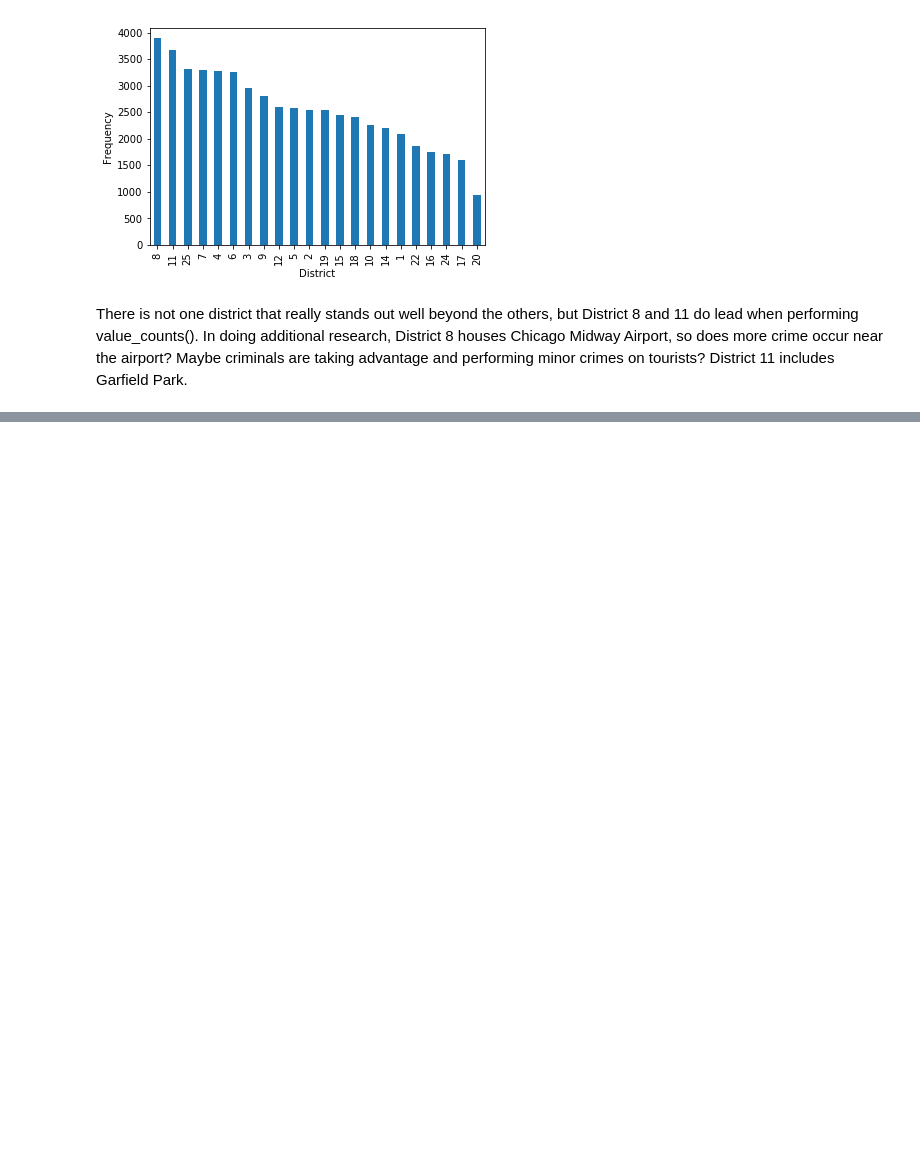
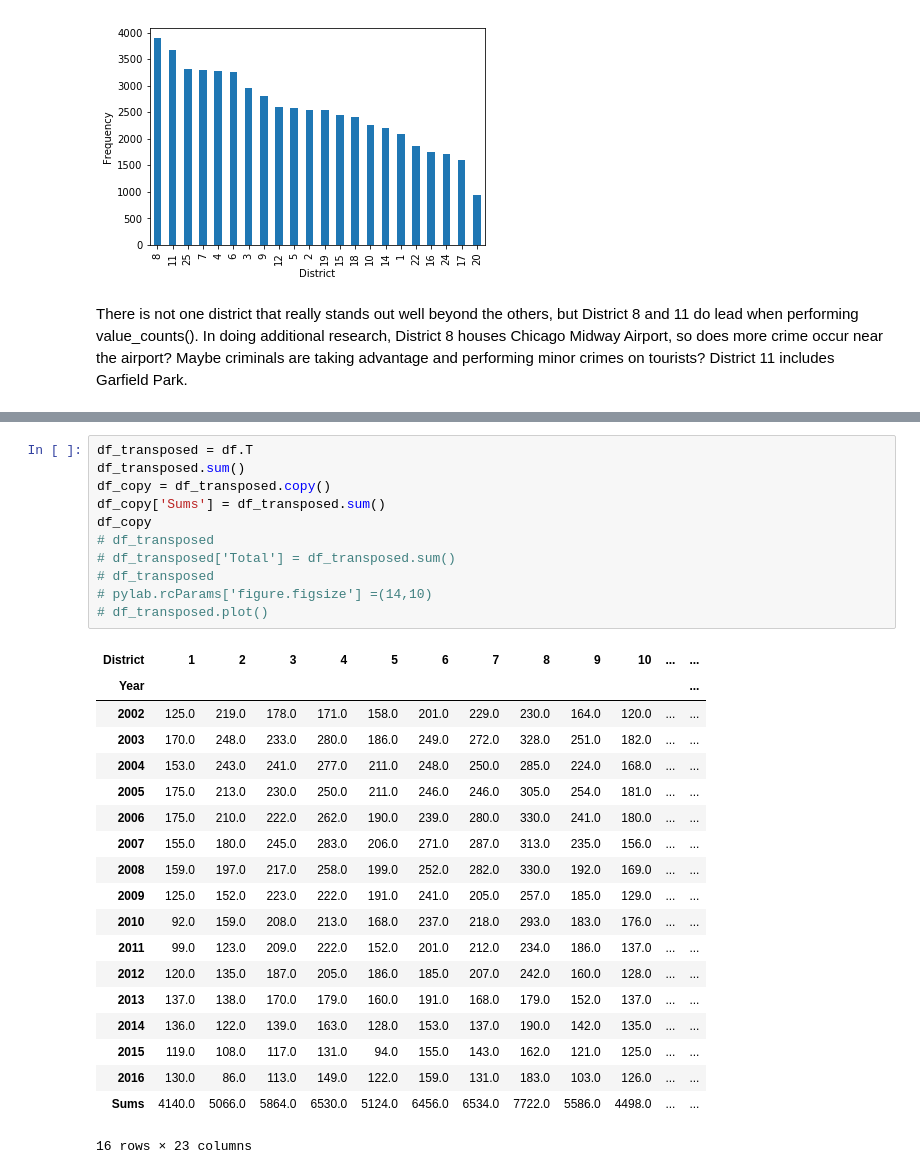
Before and after one commit to aliprasla/DAP-Project, a Jupyter notebook: Tim Chicago EDA.ipynb, the cells around one changed output, grey strips where cells are left out. Drawn from its saved outputs; the diff is of its cells as text; blank space fills up the shorter version.

```diff
--- a/Tim Chicago EDA.ipynb
+++ b/Tim Chicago EDA.ipynb
@@ -90,0 +166,31 @@ There is not one district that really stands out well beyond the others, but Dis
+# %%
+df_transposed = df.T
+df_transposed.sum()
+df_copy = df_transposed.copy()
+df_copy['Sums'] = df_transposed.sum()
+df_copy
+# df_transposed
+# df_transposed['Total'] = df_transposed.sum()
+# df_transposed
+# pylab.rcParams['figure.figsize'] =(14,10)
+# df_transposed.plot()
+# %% [output]
+| District | 1 | 2 | 3 | 4 | 5 | 6 | 7 | 8 | 9 | 10 | ... | ... |
+| Year |  |  |  |  |  |  |  |  |  |  |  | ... |
+| 2002 | 125.0 | 219.0 | 178.0 | 171.0 | 158.0 | 201.0 | 229.0 | 230.0 | 164.0 | 120.0 | ... | ... |
+| 2003 | 170.0 | 248.0 | 233.0 | 280.0 | 186.0 | 249.0 | 272.0 | 328.0 | 251.0 | 182.0 | ... | ... |
+| 2004 | 153.0 | 243.0 | 241.0 | 277.0 | 211.0 | 248.0 | 250.0 | 285.0 | 224.0 | 168.0 | ... | ... |
+| 2005 | 175.0 | 213.0 | 230.0 | 250.0 | 211.0 | 246.0 | 246.0 | 305.0 | 254.0 | 181.0 | ... | ... |
+| 2006 | 175.0 | 210.0 | 222.0 | 262.0 | 190.0 | 239.0 | 280.0 | 330.0 | 241.0 | 180.0 | ... | ... |
+| 2007 | 155.0 | 180.0 | 245.0 | 283.0 | 206.0 | 271.0 | 287.0 | 313.0 | 235.0 | 156.0 | ... | ... |
+| 2008 | 159.0 | 197.0 | 217.0 | 258.0 | 199.0 | 252.0 | 282.0 | 330.0 | 192.0 | 169.0 | ... | ... |
+| 2009 | 125.0 | 152.0 | 223.0 | 222.0 | 191.0 | 241.0 | 205.0 | 257.0 | 185.0 | 129.0 | ... | ... |
+| 2010 | 92.0 | 159.0 | 208.0 | 213.0 | 168.0 | 237.0 | 218.0 | 293.0 | 183.0 | 176.0 | ... | ... |
+| 2011 | 99.0 | 123.0 | 209.0 | 222.0 | 152.0 | 201.0 | 212.0 | 234.0 | 186.0 | 137.0 | ... | ... |
+| 2012 | 120.0 | 135.0 | 187.0 | 205.0 | 186.0 | 185.0 | 207.0 | 242.0 | 160.0 | 128.0 | ... | ... |
+| 2013 | 137.0 | 138.0 | 170.0 | 179.0 | 160.0 | 191.0 | 168.0 | 179.0 | 152.0 | 137.0 | ... | ... |
+| 2014 | 136.0 | 122.0 | 139.0 | 163.0 | 128.0 | 153.0 | 137.0 | 190.0 | 142.0 | 135.0 | ... | ... |
+| 2015 | 119.0 | 108.0 | 117.0 | 131.0 | 94.0 | 155.0 | 143.0 | 162.0 | 121.0 | 125.0 | ... | ... |
+| 2016 | 130.0 | 86.0 | 113.0 | 149.0 | 122.0 | 159.0 | 131.0 | 183.0 | 103.0 | 126.0 | ... | ... |
+| Sums | 4140.0 | 5066.0 | 5864.0 | 6530.0 | 5124.0 | 6456.0 | 6534.0 | 7722.0 | 5586.0 | 4498.0 | ... | ... |
+16 rows × 23 columns
```
Also changed, not shown: parts of 3 cells of this notebook.
